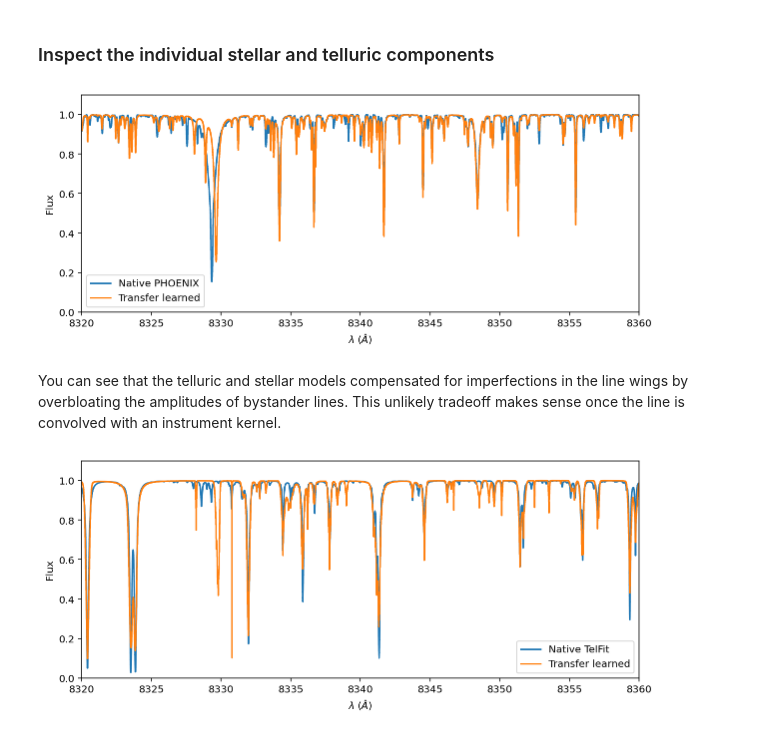
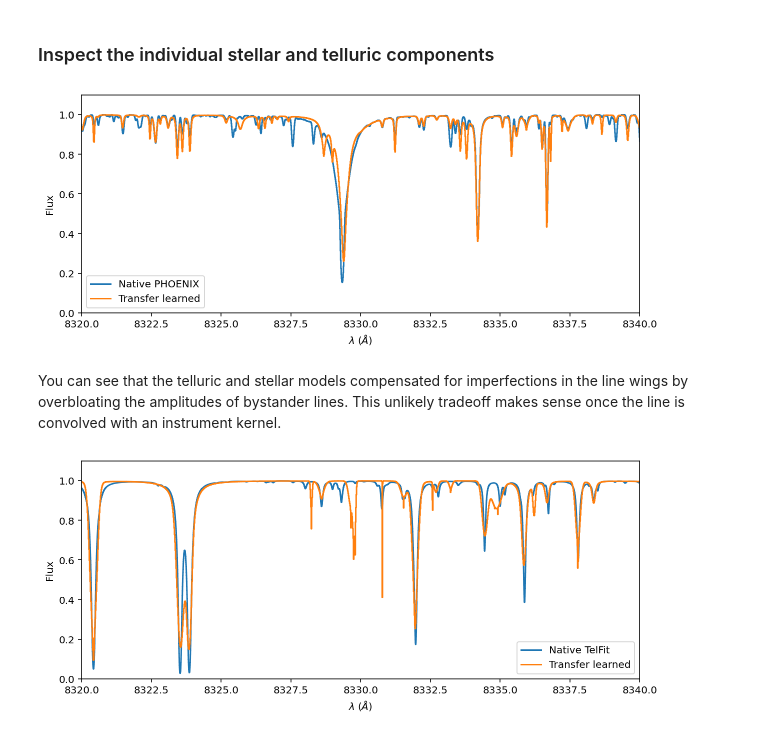
Before and after one commit to gully/blase, a Jupyter notebook: docs/paper_figures/figure_telluric.ipynb, the cells around one changed output. Drawn from its saved outputs; the diff is of its cells as text; code cells hidden in the pictures.

Commit message:
Train for more epochs to achieve plausible results, yay!

```diff
--- a/docs/paper_figures/figure_telluric.ipynb
+++ b/docs/paper_figures/figure_telluric.ipynb
@@ -210,11 +210,11 @@ optimizer = optim.Adam(
     + list(filter(lambda p: p.requires_grad, telluric_emulator.parameters()))
     + list(filter(lambda p: p.requires_grad, extrinsic_layer.parameters()))
     + list(filter(lambda p: p.requires_grad, instrumental_model.parameters())),
-    0.05,
+    0.01,
     amsgrad=True,
 )
 # %%
-n_epochs = 100
+n_epochs = 2000
 losses = []
 # %% [markdown]
 ## Regularization is fundamental
@@ -239,7 +239,7 @@ with torch.no_grad():
     telluric_init_amps = copy.deepcopy(torch.exp(telluric_emulator.amplitudes))
 
 # Define the prior on the amplitude
-def ln_prior(stellar_amps, telluric_amps):
+def ln_prior(stellar_amps, telluric_amps,):
     """
     Prior for the amplitude vector
     """
@@ -291,24 +295,24 @@ Don't get too excited! This performance is **very overfit**.  It needs regulariz
 # %%
 with torch.no_grad():
     stellar_emulator.radial_velocity.data *=0
-    stellar_post = stellar_emulator.forward().numpy()
-    telluric_post = telluric_emulator.forward().numpy()
+    stellar_post = stellar_emulator.forward().cpu().numpy()
+    telluric_post = telluric_emulator.forward().cpu().numpy()
 # %%
 ax = spectrum.plot(ylo=0, yhi=1.1, label='Native PHOENIX')
 ax.step(wavelength_grid, stellar_post, label='Transfer learned');
 ax.legend()
-ax.set_xlim(8320, 8360);
+ax.set_xlim(8320, 8340);
 # %% [output]
-[figure, old version]
+[figure, new version]
 # %% [markdown]
 You can see that the telluric and stellar models compensated for imperfections in the line wings by overbloating the amplitudes of bystander lines.  This unlikely tradeoff makes sense once the line is convolved with an instrument kernel.
 # %%
 ax = telluric_spectrum.plot(ylo=0, yhi=1.1, label='Native TelFit')
 ax.step(wavelength_grid, telluric_post, label='Transfer learned');
 ax.legend()
-ax.set_xlim(8320, 8360);
+ax.set_xlim(8320, 8340);
 # %% [output]
-[figure, old version]
+[figure, new version]
 # %% [markdown]
 Voilá! We did it! We tuned the telluric and stellar line amplitudes simultaneously with real high resolution data.  We notice a few remaining inperfections.  Here are the next steps to fix those imperfections:
 
```
Also changed, not shown: parts of 8 cells of this notebook.
